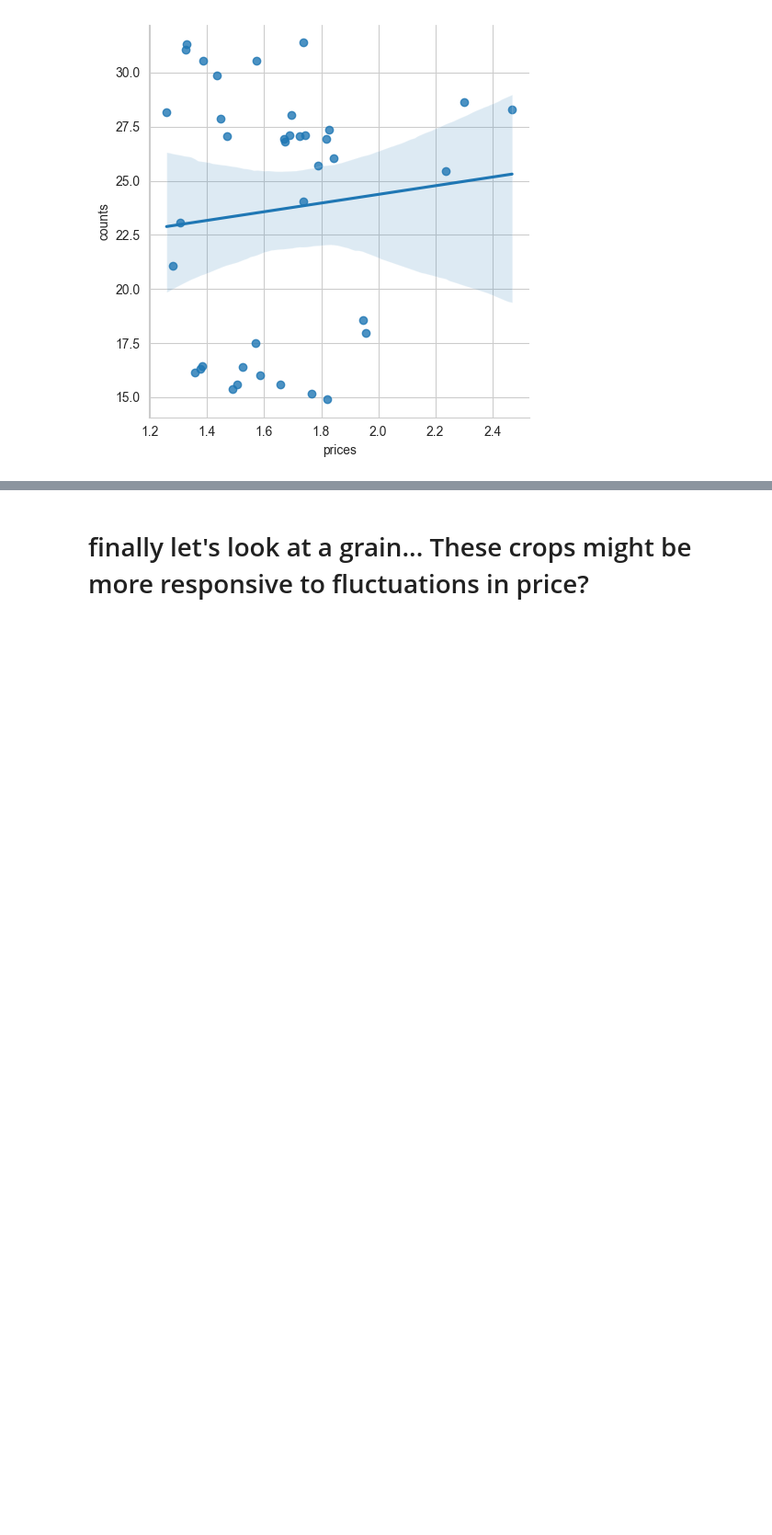
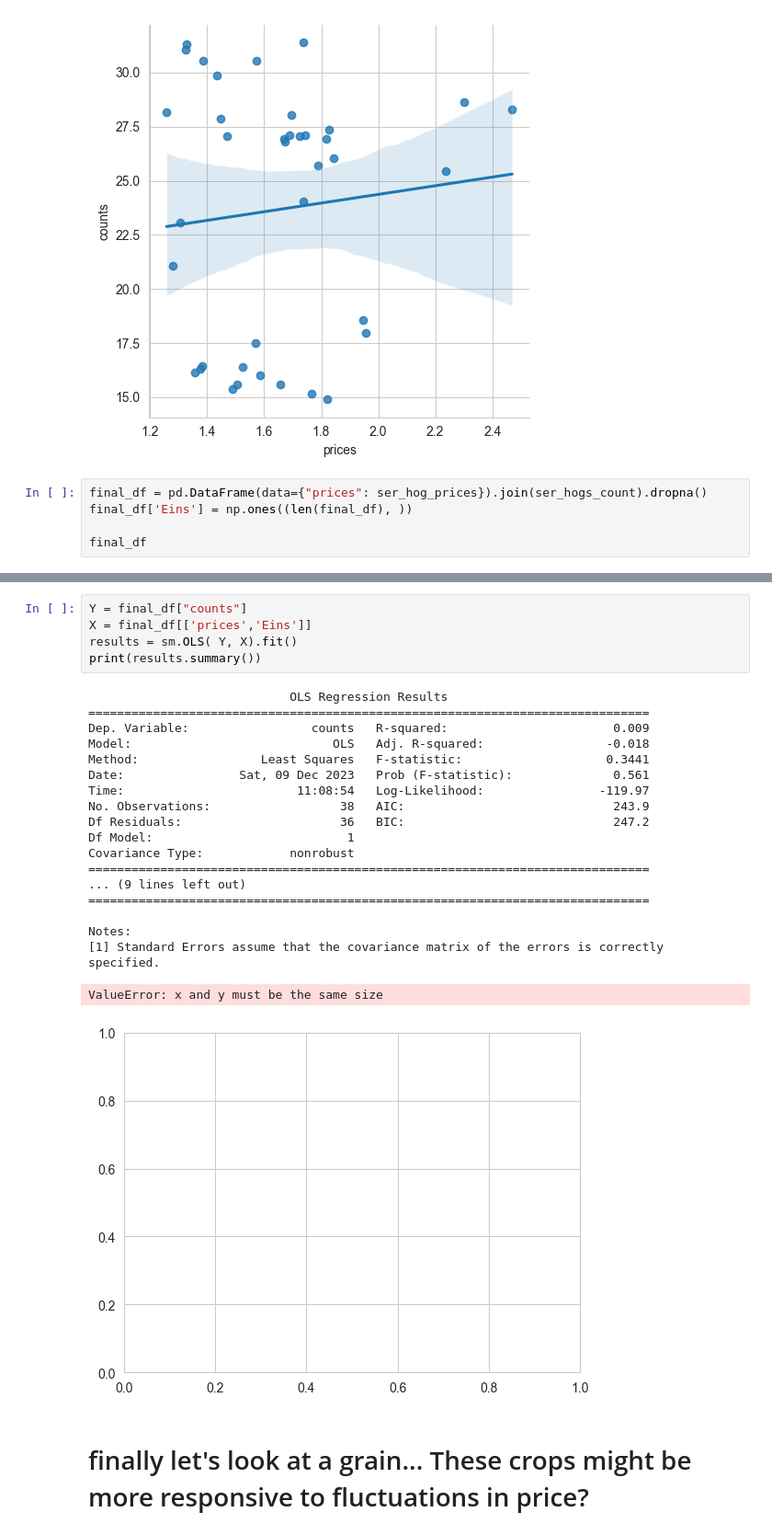
Before and after one commit to davjfish/WatspeedFoundationsGroupProject, a Jupyter notebook: david_scratch.ipynb, the cells around one changed output, grey strips where cells are left out. Shown at 92% size. Drawn from its saved outputs; the diff is of its cells as text; blank space fills up the shorter version.

```diff
--- a/david_scratch.ipynb
+++ b/david_scratch.ipynb
@@ -441,3 +447,8 @@ sns.lmplot(data=final_df, x="prices", y="counts")
 # %% [output]
 <seaborn.axisgrid.FacetGrid at 0x...>
 [figure]
+# %%
+final_df = pd.DataFrame(data={"prices": ser_hog_prices}).join(ser_hogs_count).dropna()
+final_df['Eins'] = np.ones((len(final_df), ))
+
+final_df
@@ -444,3 +474,28 @@ sns.lmplot(data=final_df, x="prices", y="counts")
+# %%
+Y = final_df["counts"]
+X = final_df[['prices','Eins']]
+results = sm.OLS( Y, X).fit()
+print(results.summary())
+# %% [output]
+                            OLS Regression Results
+==============================================================================
+Dep. Variable:                 counts   R-squared:                       0.009
+Model:                            OLS   Adj. R-squared:                 -0.018
+Method:                 Least Squares   F-statistic:                    0.3441
+Date:                Sat, 09 Dec 2023   Prob (F-statistic):              0.561
+Time:                        11:08:54   Log-Likelihood:                -119.97
+No. Observations:                  38   AIC:                             243.9
+Df Residuals:                      36   BIC:                             247.2
+Df Model:                           1
+Covariance Type:            nonrobust
+==============================================================================
+... (9 lines left out)
+==============================================================================
+
+Notes:
+[1] Standard Errors assume that the covariance matrix of the errors is correctly specified.
+ValueError: x and y must be the same size
+[figure, added]
 # %% [markdown]
 # finally let's look at a grain... These crops might be more responsive to fluctuations in price?
 # %%
```
Also changed, not shown: parts of 12 cells of this notebook.
